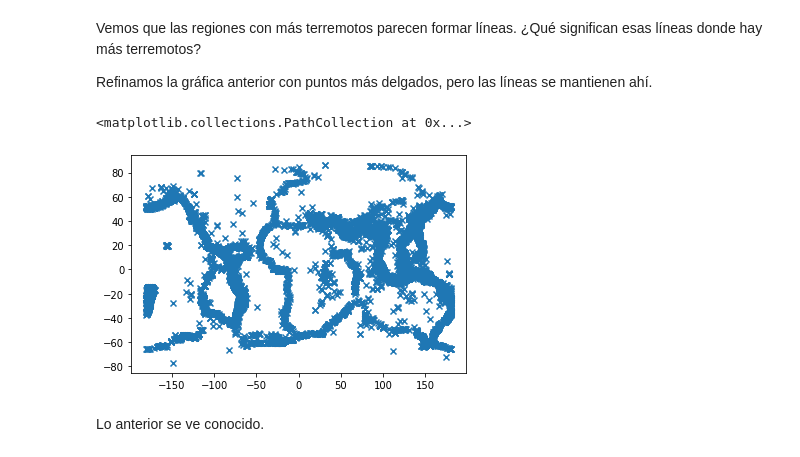
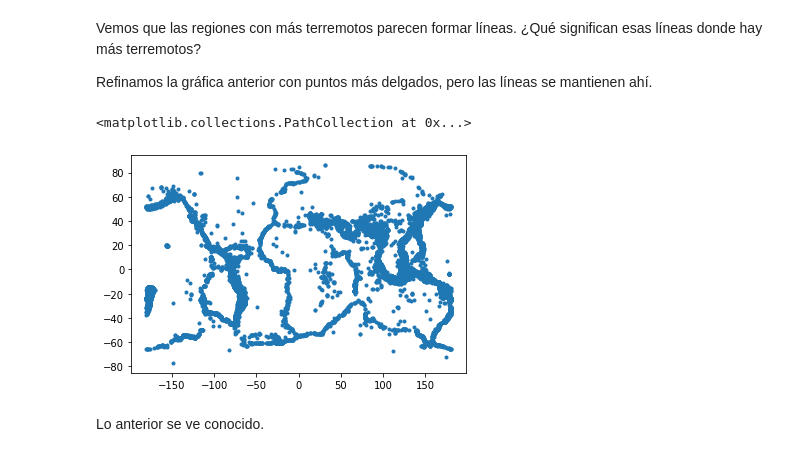
Before and after one commit to gilesitorr/DataScience3_Bloque3, a Jupyter notebook: Postwork_7/Readme.ipynb, the cells around one changed output. Drawn from its saved outputs; the diff is of its cells as text; code cells hidden in the pictures.

```diff
--- a/Postwork_7/Readme.ipynb
+++ b/Postwork_7/Readme.ipynb
@@ -15,4 +12,5 @@ import pandas as pd
 Primero se convertirán las fechas a formato de fecha. Se convierten de string a date con una estructura _try-except_ pues al ejecutar el _for_ se descubrió que hay tres tipos distintos de strings con formato de fecha.
 # %%
 #Se crea una nueva columna  para guardar las fechas con formato correcto
-df_clean["Format_Date"] = df_clean["Date"]
+df_clean["Format_Date"] = df_clean["Date"].copy()
+df_clean.head()
@@ -550,11 +572,8 @@ Note que la distribución en latitud es aproximadamente normal, sin embargo, la
 Esta manera de recortar y pegar el histograma se consigue sumando 360 a los extremos con latitud menor a 0. Esto es porque la columna que pertenece a -180 debe encontrarse con la columna de 180.
 # %%
 df_particular_2 = df_resumen[["Latitude", "Longitude", "Depth", "Magnitude"]].copy()
-df_particular_2["New_Longitude"] = df_particular_2["Longitude"]
 
-for i in range(len(df_particular_2["New_Longitude"])):
-  if df_particular_2["New_Longitude"][i] < 0:
-    df_particular_2["New_Longitude"][i]+=360
+df_particular_2['New_Longitude']=df_particular_2['Longitude'].map(lambda x: x+360 if x<0 else x)
 
 df_particular_2 = df_particular_2.drop("Longitude", axis=1)
 df_particular_2
@@ -647,10 +666,10 @@ Vemos que las regiones con más terremotos parecen formar líneas. ¿Qué signif
 
 Refinamos la gráfica anterior con puntos más delgados, pero las líneas se mantienen ahí.
 # %%
-plt.scatter(df_resumen["Longitude"], df_particular_2["Latitude"], marker="x")
+plt.scatter(df_resumen["Longitude"], df_particular_2["Latitude"], marker=".")
 # %% [output]
 <matplotlib.collections.PathCollection at 0x...>
-[figure, old version]
+[figure, new version]
 # %% [markdown]
 Lo anterior se ve conocido.
 # %% [markdown]
```
Also changed, not shown: parts of 38 cells of this notebook.
